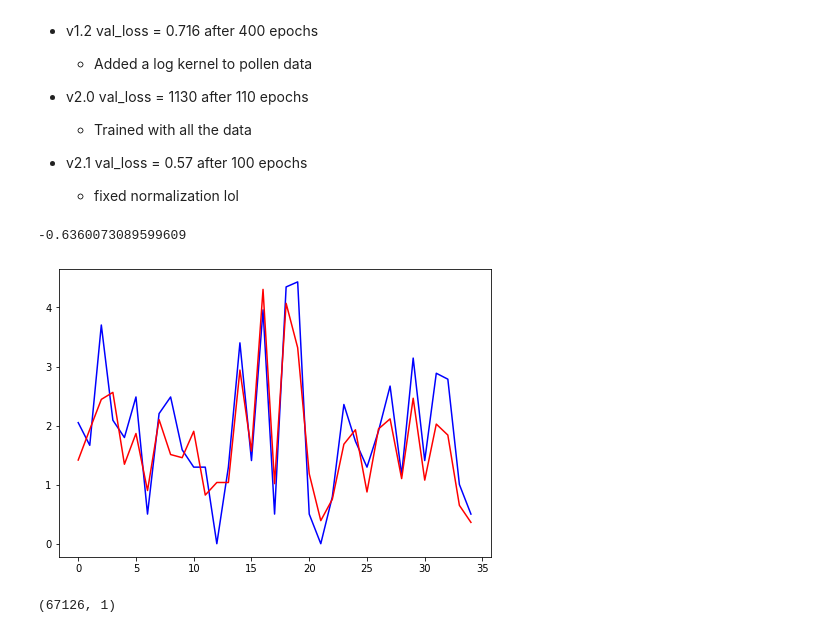
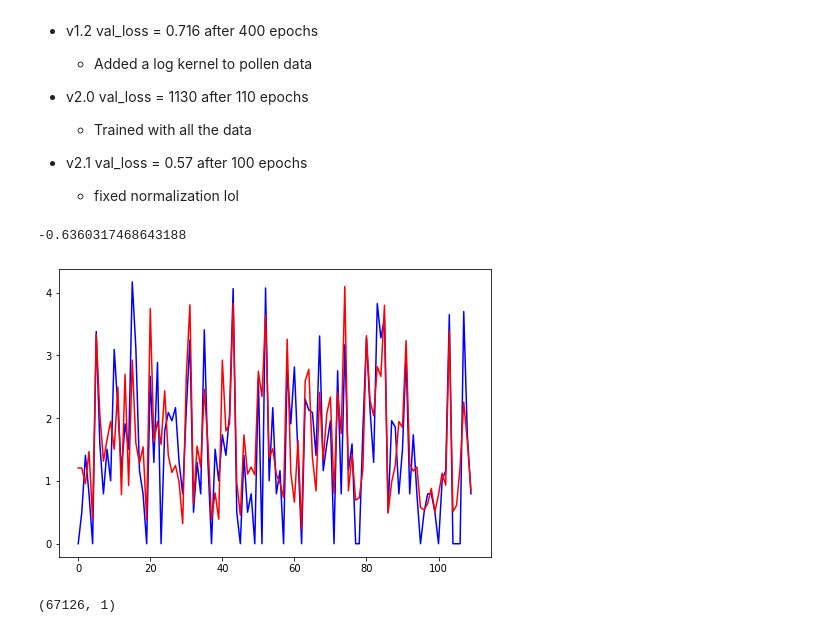
Before and after one commit to bolito2/pollen-forecast, a Jupyter notebook: forecast.ipynb, the cells around one changed output. Saved outputs shown, nothing was run; the diff lists cells and outputs as text; code cells hidden in the pictures.

```diff
--- a/forecast.ipynb
+++ b/forecast.ipynb
@@ -44,0 +66,30 @@ model = Model(inputs=X_in, outputs=X_out)
+# %%
+def get_Y_i(Y_pred, i):
+    return Y_pred[:, i, :]
+# %%
+X_in = Input(shape=(window_size, n), name='Input')
+print('X_in.shape =',X_in.shape)
+
+X_anal = Lambda(get_X_anal, output_shape=(anal_size, n), name='slice_anal')(X_in)
+print('X_anal.shape =',X_anal.shape)
+
+X_pred = Lambda(get_X_pred, output_shape=(pred_size, n), name='slice_pred')(X_in)
+print('X_pred.shape =',X_pred.shape)
+#analyze the data, we don't need an output, only the hidden state of the LSTM
+_, analysis_h, analysis_c = LSTM(20, return_state=True, name='analysis')(X_anal)
+hidden_state = [analysis_h, analysis_c]
+
+Y_pred = LSTM(20, return_sequences=True, name='prediction')(X_pred, initial_state=hidden_state)
+print('Y_pred.shape =',Y_pred.shape)
+
+Y_list = []
+for i in range(pred_size):
+    slicer = Lambda(get_Y_i, arguments={'i': i}, name='slicer-{}'.format(i))
+    densor = Dense(units=1, name='densor-{}'.format(i))
+    Y_list.append(densor(slicer(Y_pred)))
+print('Y_list[0].shape =',Y_list[0].shape)
+
+Y = Concatenate(axis=1)(Y_list)
+print('Y.shape =',Y.shape)
+
+model = Model(inputs=X_in, outputs=Y)
@@ -62,6 +123,7 @@ _________________________________________________________________
 # %%
-opt = Adam(learning_rate=0.0001, beta_1 = 0.9, beta_2 = 0.99, epsilon=1e-7, clipnorm=10)
-model.compile(loss='mse', optimizer=opt)
+opt = Adam(learning_rate=0.001, beta_1 = 0.9, beta_2 = 0.99, epsilon=1e-7, clipnorm=1)
+
+model.compile(loss='mse', optimizer=opt, metrics=['mae'])
 # %%
-fitting = model.fit(X_train, Y_train, batch_size=512, epochs = 100, validation_data=(X_dev, Y_dev), shuffle=True)
+fitting = model.fit(X_train, Y_train, batch_size=256, epochs = 20, validation_data=(X_dev, Y_dev), shuffle=True)
 # %% [output]
@@ -102,25 +164,25 @@ plt.show()
 # %%
 pollen_mean, pollen_std = f['parameters']
 
 start_pred = 140
-end_pred = 175
+end_pred = 250
 
 minimum = np.min(Y_dev)
 print(minimum)
 
 Y_true = Y_dev[start_pred:end_pred] - minimum
 Y_pred = model(X_dev)[start_pred:end_pred] - minimum
 
 fig = plt.figure()
 
 ax = fig.add_axes([0,0,1,1])
 ax.plot(Y_true, color='b')
 ax.plot(Y_pred, color='r')
 
 plt.show()
 # %% [output]
--0.6360073089599609
+-0.6360317468643188
-[figure, old version]
+[figure, new version]
 # %%
 print(Y_train.shape)
 # %% [output]
```
Also changed, not shown: parts of 12 cells of this notebook, 1 other file.
